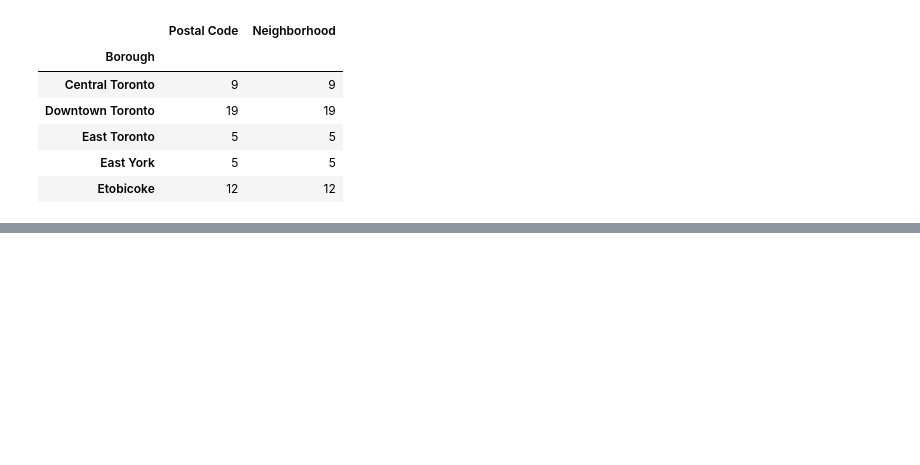
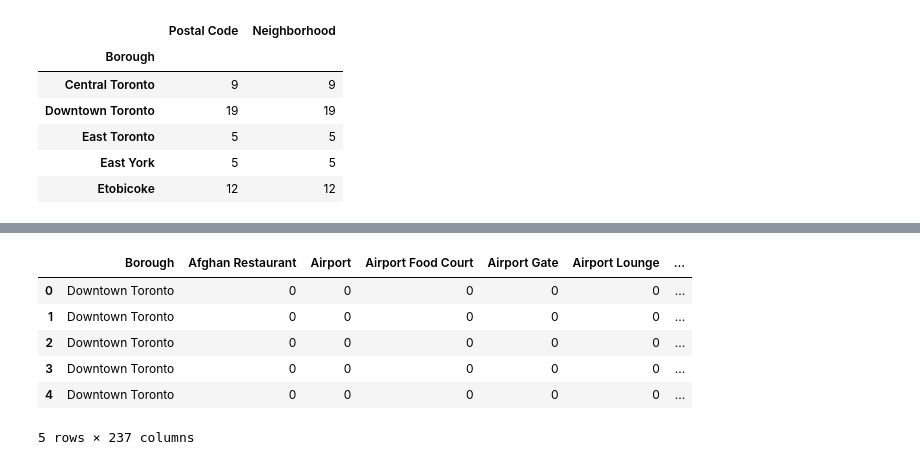
Before and after one commit to alunavat/segmenting_and_clustering_neighborhoods_in_toronto, a Jupyter notebook: Segmenting and Clustering Neighborhoods in Toronto.ipynb, the cells around one changed output, grey strips where cells are left out. Cells and saved outputs as stored; diff of their text form; code cells hidden in the pictures; blank space fills up the shorter version.

```diff
--- a/Segmenting and Clustering Neighborhoods in Toronto.ipynb
+++ b/Segmenting and Clustering Neighborhoods in Toronto.ipynb
@@ -100,0 +379,15 @@ torronto_grouped.head()
+# %%
+#getting data as onehot encoded based on venue_category
+torr_onehot = pd.get_dummies(torronto_venues[['Venue Category']], prefix="", prefix_sep="")
+torr_onehot['Borough'] = torronto_venues['Borough']
+fixed_columns = [torr_onehot.columns[-1]] + list(torr_onehot.columns[:-1])
+torr_onehot = torr_onehot[fixed_columns]
+torr_onehot.head()
+# %% [output]
+|  | Borough | Afghan Restaurant | Airport | Airport Food Court | Airport Gate | Airport Lounge | ... |
+| 0 | Downtown Toronto | 0 | 0 | 0 | 0 | 0 | ... |
+| 1 | Downtown Toronto | 0 | 0 | 0 | 0 | 0 | ... |
+| 2 | Downtown Toronto | 0 | 0 | 0 | 0 | 0 | ... |
+| 3 | Downtown Toronto | 0 | 0 | 0 | 0 | 0 | ... |
+| 4 | Downtown Toronto | 0 | 0 | 0 | 0 | 0 | ... |
+5 rows × 237 columns
```
Also changed, not shown: parts of 32 cells of this notebook.
